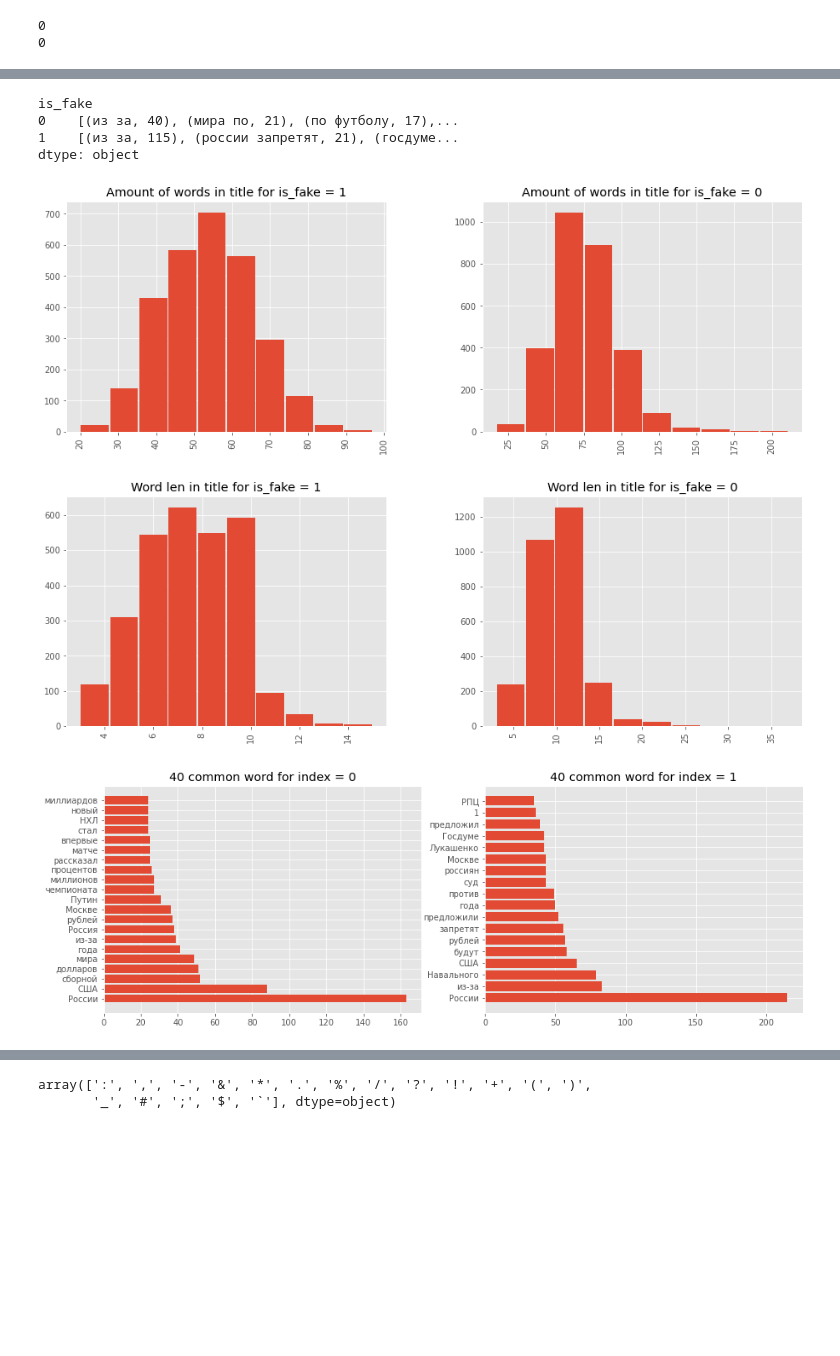
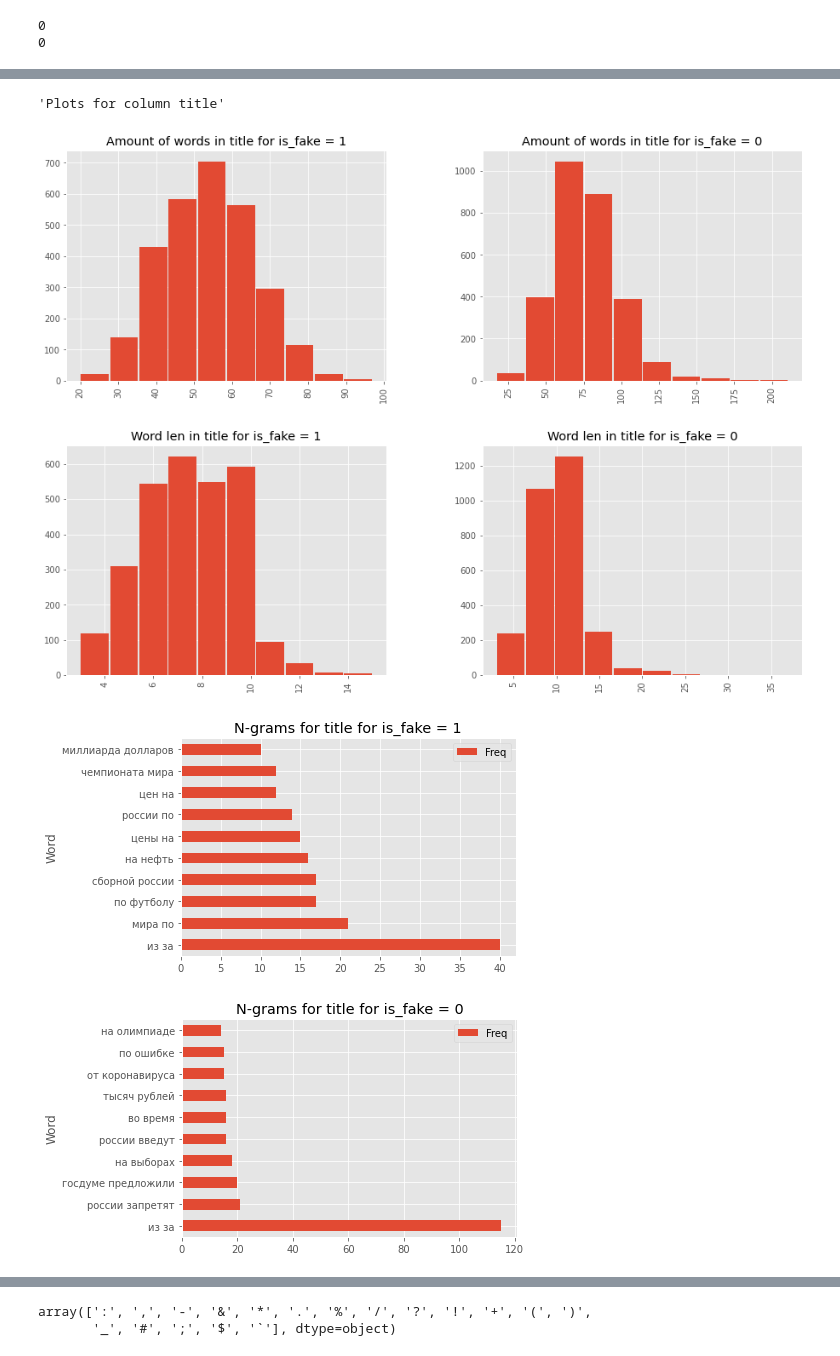
Before and after one commit to yummyKnight/KontourTestTask, a Jupyter notebook: notebooks/EDA.ipynb, the cells around one changed output, grey strips where cells are left out. Saved outputs shown, nothing was run; the diff lists cells and outputs as text; code cells hidden in the pictures; blank space fills up the shorter version.

Commit message:
Add n-grams plots

```diff
--- a/notebooks/EDA.ipynb
+++ b/notebooks/EDA.ipynb
@@ -54,9 +52,3 @@ print(test_df['title'].isna().sum())
 # %% [output]
 0
 0
-# %%
-hist_params = dict(figsize=(10, 5), grid=True, rwidth=0.95)
-import matplotlib.pyplot as plt
-plt.style.use('ggplot')
-ax = train_df['title'].str.len().hist(**hist_params)
-ax.set_title("Amount of words in title")
@@ -66,3 +54,0 @@ Text(0.5, 1.0, 'Amount of words in title')
-# %%
-ax = train_df['title'].str.split().map(lambda x: len(x)).hist(**hist_params)
-ax.set_title("Word len in title")
@@ -119,19 +54,0 @@ sns.barplot(x=y,y=x)
-# %%
-# Чекнуть url и в целом мусор
-import spacy
-
-
-def ner(text, ent="ORG"):
-    doc = nlp(text)
-    return [X.text for X in doc.ents if X.label_ == ent]
-
-
-nlp = spacy.load("ru_core_news_lg")
-
-ent = train_df['title'].apply(lambda x: ner(x))
-ent = [x for sub in ent for x in sub]
-
-counter = Counter(ent)
-count = counter.most_common()
-x, y = map(list, zip(*count))
-sns.barplot(x=y, y=x)
@@ -142,19 +60,20 @@ sns.barplot(x=y, y=x)
 from typing import List
 import matplotlib.pyplot as plt
 from collections import Counter
+import nltk
 from nltk.corpus import stopwords
 from sklearn.feature_extraction.text import CountVectorizer
 plt.style.use('ggplot')
-
+nltk.download('stopwords')
 
 def get_top_ngram(corpus, n=None):
     vec = CountVectorizer(ngram_range=(n, n)).fit(corpus)
     bag_of_words = vec.transform(corpus)
     sum_words = bag_of_words.sum(axis=0)
-    words_freq = [(word, sum_words[0, idx])
+    words_freq = [[word, sum_words[0, idx]]
                   for word, idx in vec.vocabulary_.items()]
     words_freq = sorted(words_freq, key=lambda x: x[1], reverse=True)
-    return words_freq[:10]
+    return pd.DataFrame(words_freq[:10], columns=["Word", "Freq"])
 
 
 def get_words(df: pd.DataFrame, ):
@@ -172,7 +91,6 @@ def get_words(df: pd.DataFrame, ):
             y.append(count)
     return x, y
 
-
 def generic_nlp_eda(df: pd.DataFrame, text_columns: List[str], target_colum: str):
     targets = df[target_colum].unique()
     hist_params = dict(figsize=(15, 5), grid=True, rwidth=0.95)
@@ -181,13 +99,15 @@ def generic_nlp_eda(df: pd.DataFrame, text_columns: List[str], target_colum: str
         grouped = df.groupby(target_colum)
         plot_sent_len(grouped, hist_params, target_colum, targets, text_column)
         plot_amount_of_words(grouped, hist_params, target_colum, targets, text_column)
-        display(grouped.apply(lambda x: get_top_ngram(x[text_column], 2)))
-        display(grouped.apply(lambda x: get_top_ngram(x[text_column], 2)))
+        axes = grouped.apply(lambda x: get_top_ngram(x[text_column], 2)) \
+        .reset_index().drop(columns=["level_1"]).groupby(target_colum).plot.barh(x='Word', y='Freq')
+        for i, ax in zip(targets, axes):
+            ax.set_title(f"N-grams for {text_column} for {target_colum} = {i}")
         df_ = grouped.apply(lambda x : get_words(x[text_column]))
         fig, axes = plt.subplots(ncols=len(targets), figsize=hist_params['figsize'])
         for i, (index, (y, x)) in enumerate(df_.iteritems()):
             axes[i].barh(width=x, y=y)
-            axes[i].set_title(f"40 common word for index = {index}")
+            axes[i].set_title(f"40 common word for {target_colum} = {index}")
         plt.show()
 
 
@@ -210,7 +132,5 @@ generic_nlp_eda(train_df, ['title'], 'is_fake')
-is_fake
-0    [(из за, 40), (мира по, 21), (по футболу, 17),...
-1    [(из за, 115), (россии запретят, 21), (госдуме...
-dtype: object
+'Plots for column title'
 [figure]
 [figure]
-[figure, old version]
+[figure, new version]
+[figure, added]
```
Also changed, not shown: parts of 17 cells of this notebook, 1 other file.
